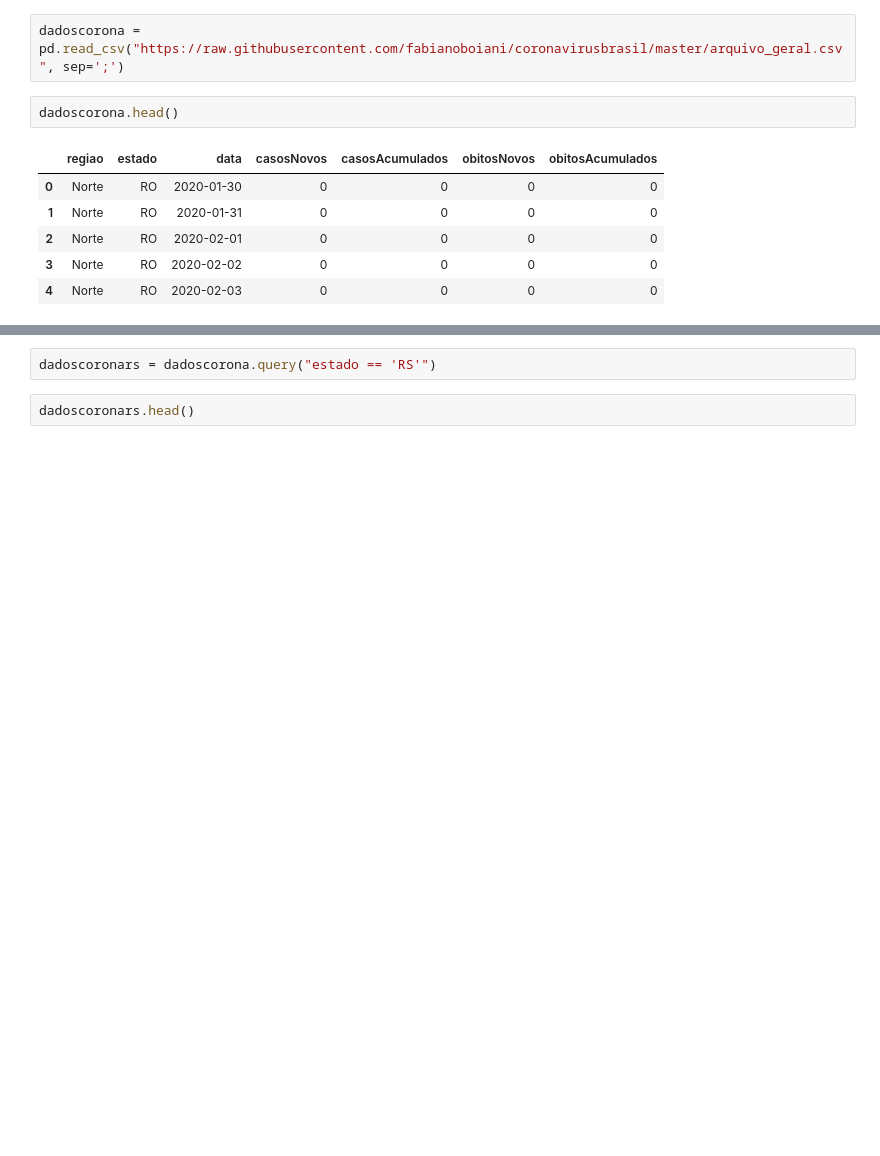
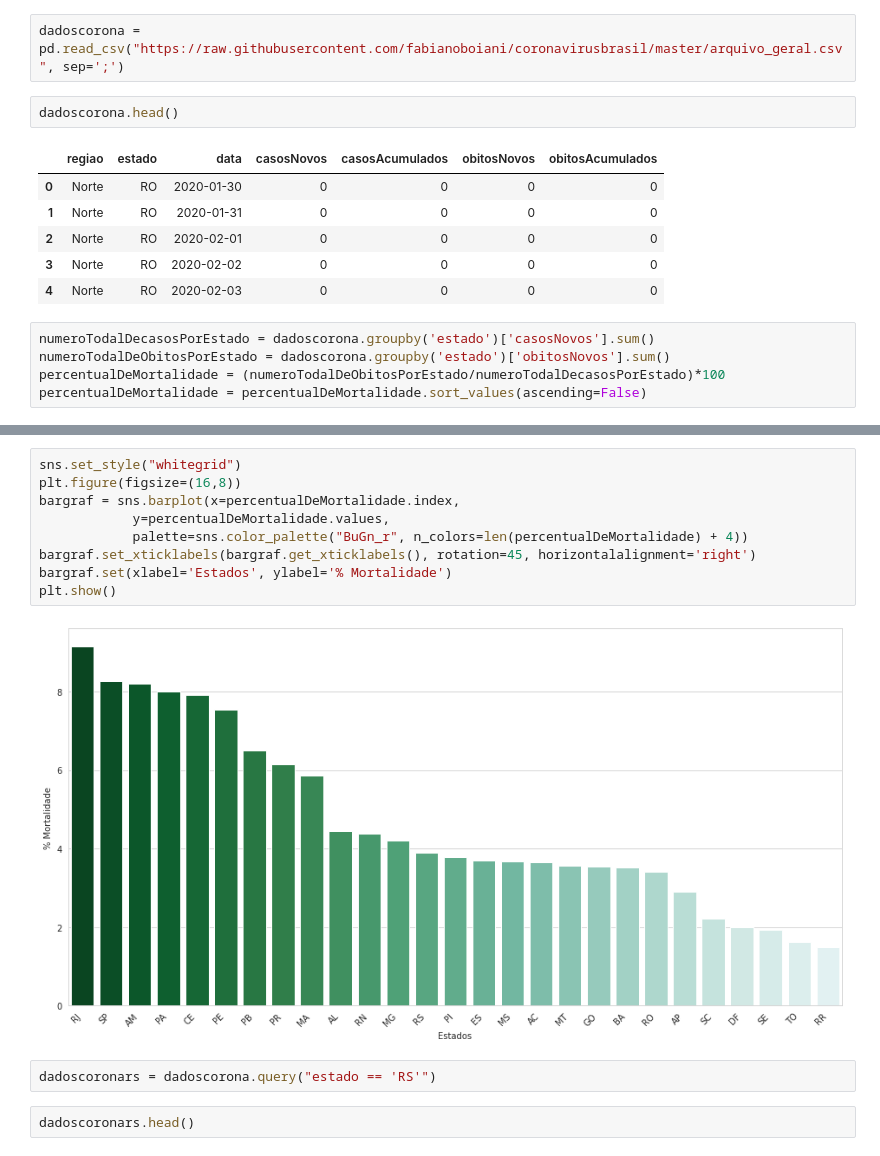
Before and after one commit to fabianoboiani/coronavirusbrasil, a Jupyter notebook: coronavirusbrasil.ipynb, the cells around one changed output, grey strips where cells are left out. Drawn from its saved outputs; the diff is of its cells as text; blank space fills up the shorter version.

```diff
--- a/coronavirusbrasil.ipynb
+++ b/coronavirusbrasil.ipynb
@@ -15,3 +15,8 @@ dadoscorona.head()
 | 2 | Norte | RO | 2020-02-01 | 0 | 0 | 0 | 0 |
 | 3 | Norte | RO | 2020-02-02 | 0 | 0 | 0 | 0 |
 | 4 | Norte | RO | 2020-02-03 | 0 | 0 | 0 | 0 |
+# %%
+numeroTodalDecasosPorEstado = dadoscorona.groupby('estado')['casosNovos'].sum()
+numeroTodalDeObitosPorEstado = dadoscorona.groupby('estado')['obitosNovos'].sum()
+percentualDeMortalidade = (numeroTodalDeObitosPorEstado/numeroTodalDecasosPorEstado)*100
+percentualDeMortalidade = percentualDeMortalidade.sort_values(ascending=False)
@@ -18,3 +43,14 @@ dadoscorona.head()
+# %%
+sns.set_style("whitegrid")
+plt.figure(figsize=(16,8))
+bargraf = sns.barplot(x=percentualDeMortalidade.index,
+            y=percentualDeMortalidade.values,
+            palette=sns.color_palette("BuGn_r", n_colors=len(percentualDeMortalidade) + 4))
+bargraf.set_xticklabels(bargraf.get_xticklabels(), rotation=45, horizontalalignment='right')
+bargraf.set(xlabel='Estados', ylabel='% Mortalidade')
+plt.show()
+# %% [output]
+[figure, added]
 # %%
 dadoscoronars = dadoscorona.query("estado == 'RS'")
 # %%
```
Also changed, not shown: parts of 1 cell of this notebook.
